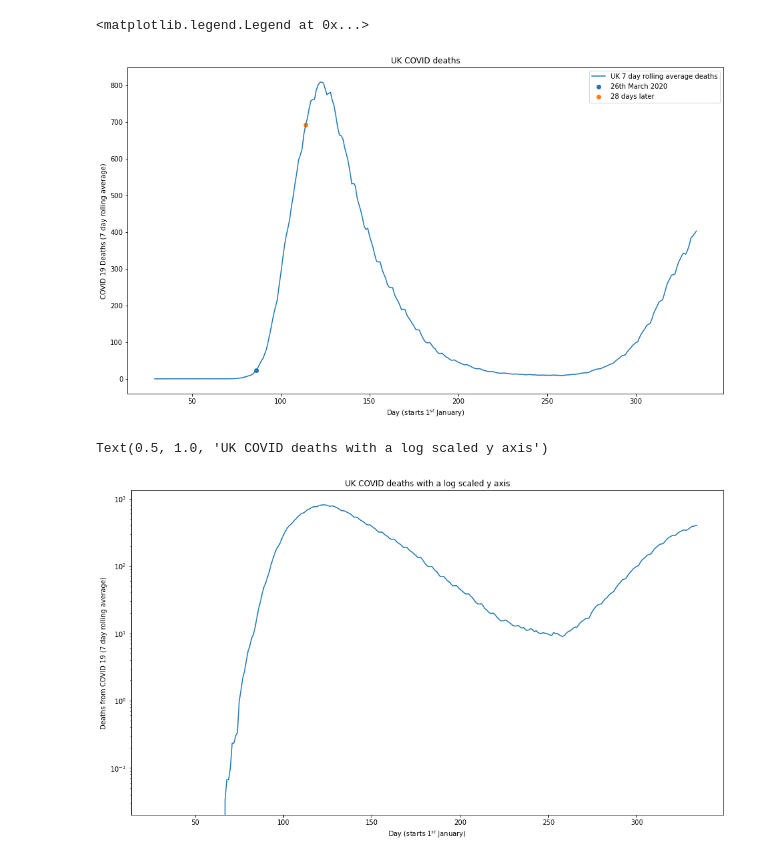
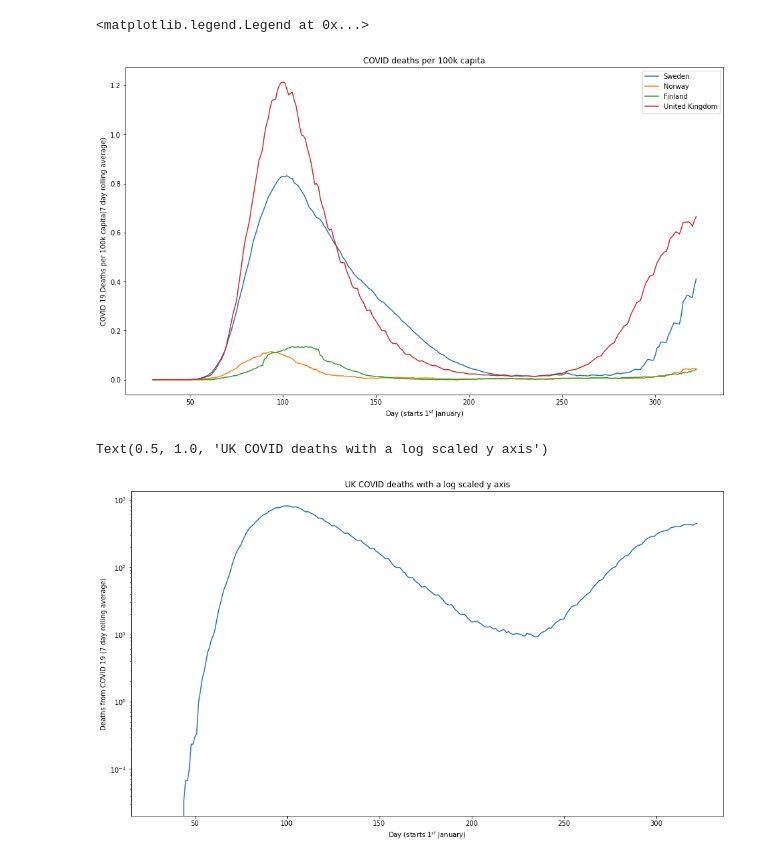
Before and after one commit to jagoosw/COVID-19-Trajectory, a Jupyter notebook: Trajectory_new.ipynb, the cells around one changed output. Drawn from its saved outputs; the diff is of its cells as text; code cells hidden in the pictures.

```diff
--- a/Trajectory_new.ipynb
+++ b/Trajectory_new.ipynb
@@ -14,7 +14,7 @@ with open("deaths_new.csv","w+") as out:
     out.write(f.text)
     out.truncate()
 # %%
-deaths=pd.read_csv("deaths_new.csv")
+deaths=pd.read_csv("deaths_new.csv").dropna()
 
 deaths_old=deaths.drop(deaths.index[260-7:])
 average_period=7
@@ -107,14 +100,17 @@ plt.legend(["United Kingdom","5 year average of 'winter' mortality, derived from
 # %%
-plt.plot(deaths["United Kingdom"].rolling(average_period).mean())
-plt.scatter(86,deaths["United Kingdom"].rolling(average_period).mean()[86])
-plt.scatter(86+28,deaths["United Kingdom"].rolling(average_period).mean()[86+28])
-plt.ylabel("COVID 19 Deaths (7 day rolling average)")
+plt.plot(deaths["Sweden"].rolling(average_period).mean()/103.43403)
+plt.plot(deaths["Norway"].rolling(average_period).mean()/54.39508)
+plt.plot(deaths["Finland"].rolling(average_period).mean()/55.44394)
+plt.plot(deaths["United Kingdom"].rolling(average_period).mean()/668)
+"""plt.scatter(86,deaths["United Kingdom"].rolling(average_period).mean()[86])
+plt.scatter(86+28,deaths["United Kingdom"].rolling(average_period).mean()[86+28])"""
+plt.ylabel("COVID 19 Deaths per 100k capita(7 day rolling average)")
 plt.xlabel("Day (starts $1^{st}$ January)")
-plt.title("UK COVID deaths")
-plt.legend(["UK 7 day rolling average deaths","26th March 2020","28 days later"])
+plt.title("COVID deaths per 100k capita")
+plt.legend(["Sweden","Norway","Finland","United Kingdom"])
 # %% [output]
 <matplotlib.legend.Legend at 0x...>
-[figure, old version]
+[figure, new version]
 # %%
 plt.plot(deaths["United Kingdom"].rolling(average_period).mean())
 plt.yscale('log')
@@ -123,4 +119,4 @@ plt.xlabel("Day (starts $1^{st}$ January)")
 plt.title("UK COVID deaths with a log scaled y axis")
 # %% [output]
 Text(0.5, 1.0, 'UK COVID deaths with a log scaled y axis')
-[figure, old version]
+[figure, new version]
```
Also changed, not shown: parts of 7 cells of this notebook, 8 other files.
